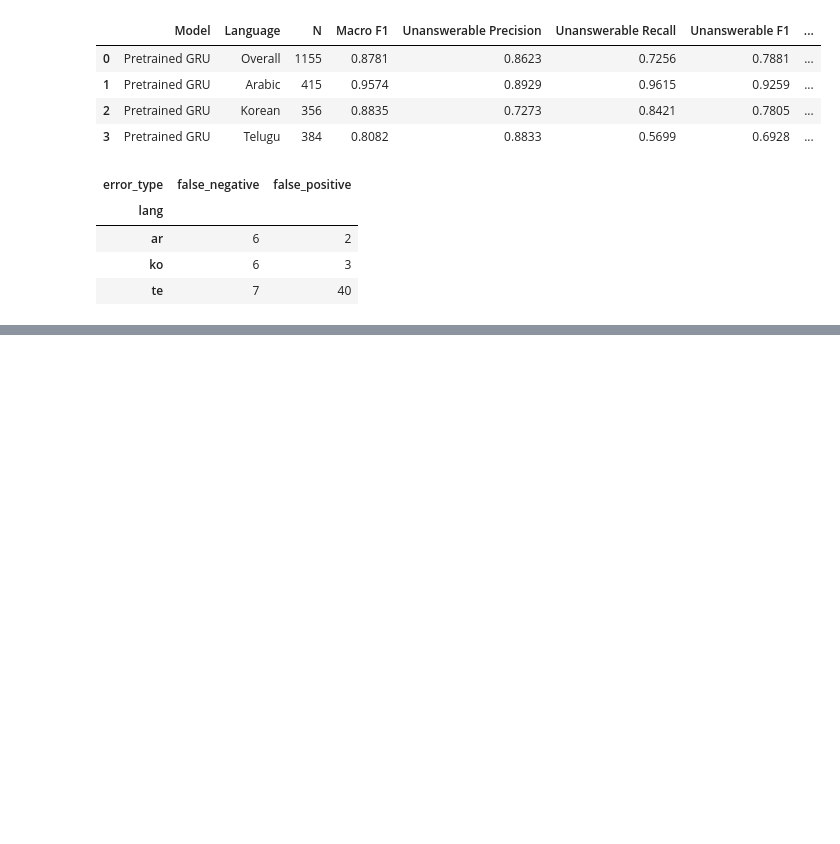
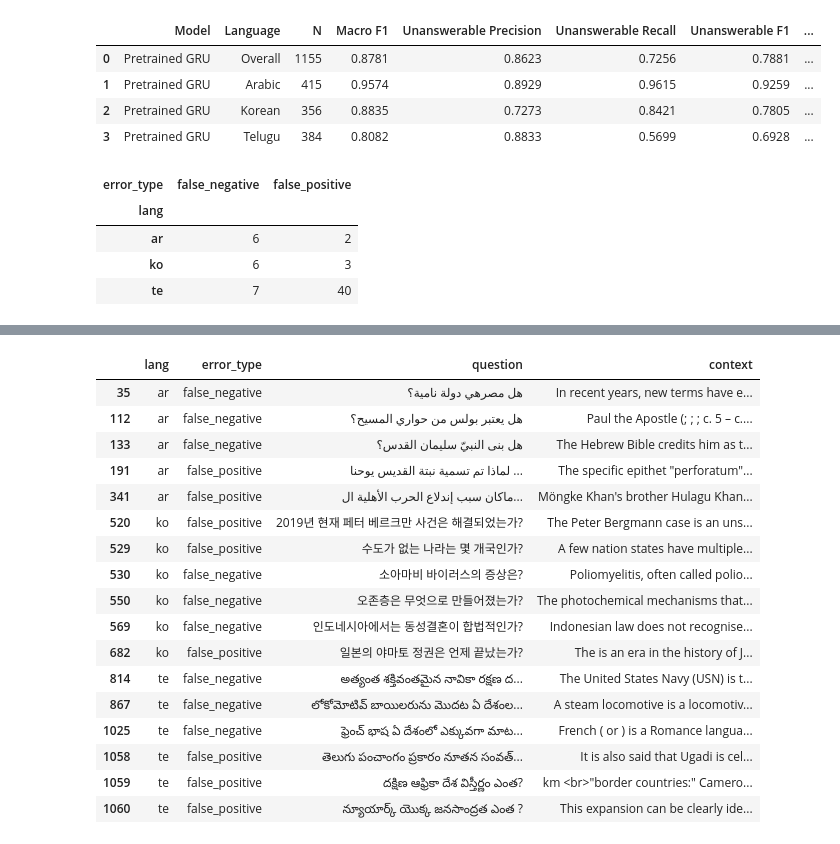
Before and after one commit to wiwillym/nlp-ku-project, a Jupyter notebook: notebooks/6_learned_answerability.ipynb, the cells around one changed output, grey strips where cells are left out. Drawn from its saved outputs; the diff is of its cells as text; code cells hidden in the pictures; blank space fills up the shorter version.

Commit message:
checking errors

```diff
--- a/notebooks/6_learned_answerability.ipynb
+++ b/notebooks/6_learned_answerability.ipynb
@@ -307,3 +344,32 @@ all_results
 | 13 | Pretrained GRU | Arabic | 415 | 0.9574 | 0.8929 | 0.9615 | 0.9259 | ... |
 | 14 | Pretrained GRU | Korean | 356 | 0.8835 | 0.7273 | 0.8421 | 0.7805 | ... |
 | 15 | Pretrained GRU | Telugu | 384 | 0.8082 | 0.8833 | 0.5699 | 0.6928 | ... |
+# %%
+sample_errors = (
+    errors_only
+    .groupby(["lang", "error_type"], group_keys=False)
+    .head(3)
+)
+
+sample_errors[
+    ["lang", "error_type", "question", "context"]
+]
+# %% [output]
+|  | lang | error_type | question | context |
+| 35 | ar | false_negative | هل مصرهي دولة نامية؟ | In recent years, new terms have e... |
+| 112 | ar | false_negative | هل يعتبر بولس من حواري المسيح؟ | Paul the Apostle (; ; ; c. 5 – c.... |
+| 133 | ar | false_negative | هل بنى النبيّ سليمان القدس؟ | The Hebrew Bible credits him as t... |
+| 191 | ar | false_positive | لماذا تم تسمية نبتة القديس يوحنا ... | The specific epithet "perforatum"... |
+| 341 | ar | false_positive | ماكان سبب إندلاع الحرب الأهلية ال... | Möngke Khan's brother Hulagu Khan... |
+| 520 | ko | false_positive | 2019년 현재 페터 베르크만 사건은 해결되었는가? | The Peter Bergmann case is an uns... |
+| 529 | ko | false_positive | 수도가 없는 나라는 몇 개국인가? | A few nation states have multiple... |
+| 530 | ko | false_negative | 소아마비 바이러스의 증상은? | Poliomyelitis, often called polio... |
+| 550 | ko | false_negative | 오존층은 무엇으로 만들어졌는가? | The photochemical mechanisms that... |
+| 569 | ko | false_negative | 인도네시아에서는 동성결혼이 합법적인가? | Indonesian law does not recognise... |
+| 682 | ko | false_positive | 일본의 야마토 정권은 언제 끝났는가? | The is an era in the history of J... |
+| 814 | te | false_negative | అత్యంత శక్తివంతమైన నావికా రక్షణ ద... | The United States Navy (USN) is t... |
+| 867 | te | false_negative | లోకోమోటివ్ బాయిలరును మొదట ఏ దేశంల... | A steam locomotive is a locomotiv... |
+| 1025 | te | false_negative | ఫ్రెంచ్ భాష ఏ దేశంలో ఎక్కువగా మాట... | French ( or ) is a Romance langua... |
+| 1058 | te | false_positive | తెలుగు పంచాంగం ప్రకారం నూతన సంవత్... | It is also said that Ugadi is cel... |
+| 1059 | te | false_positive | దక్షిణ ఆఫ్రికా దేశ విస్తీర్ణం ఎంత? | km <br>"border countries:" Camero... |
+| 1060 | te | false_positive | న్యూయార్క్ యొక్క జనసాంద్రత ఎంత ? | This expansion can be clearly ide... |
```
Also changed, not shown: parts of 5 cells of this notebook.
